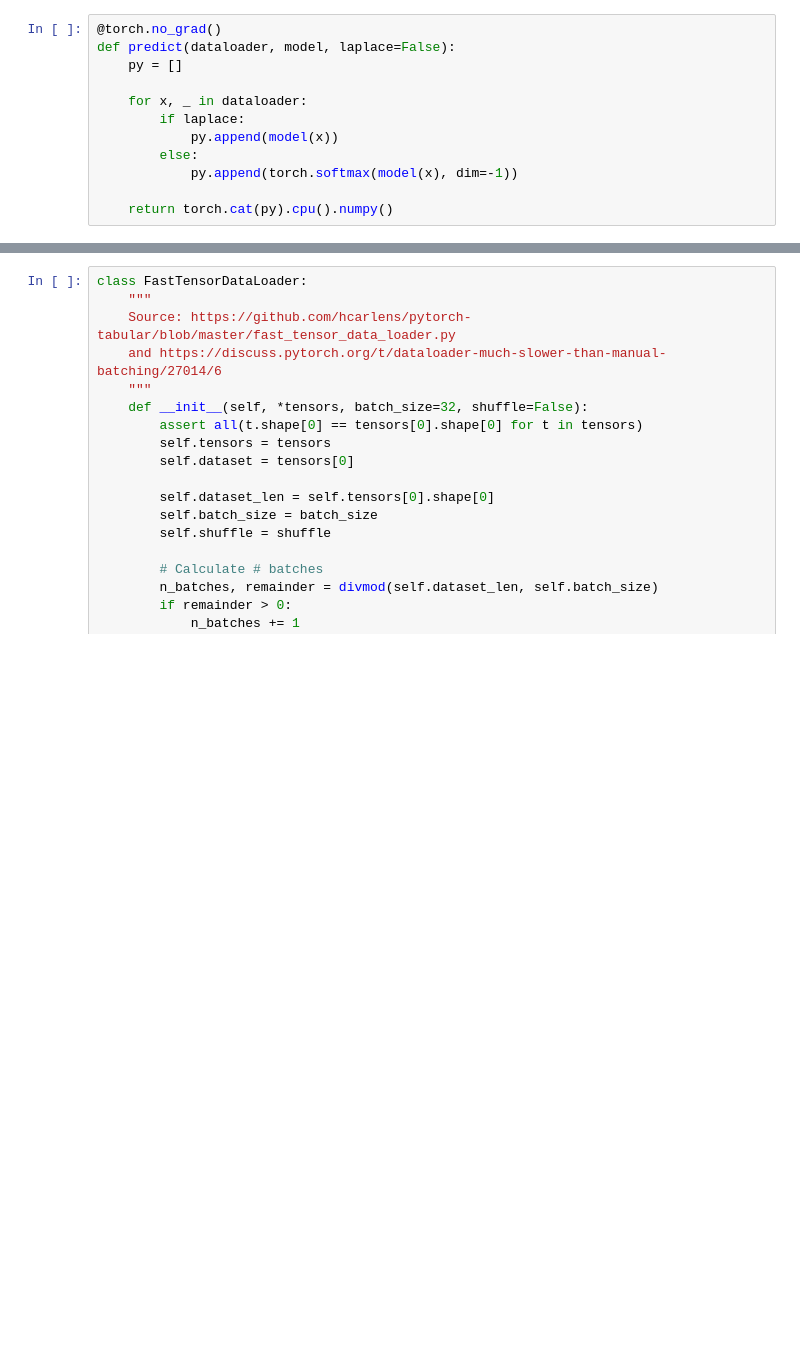
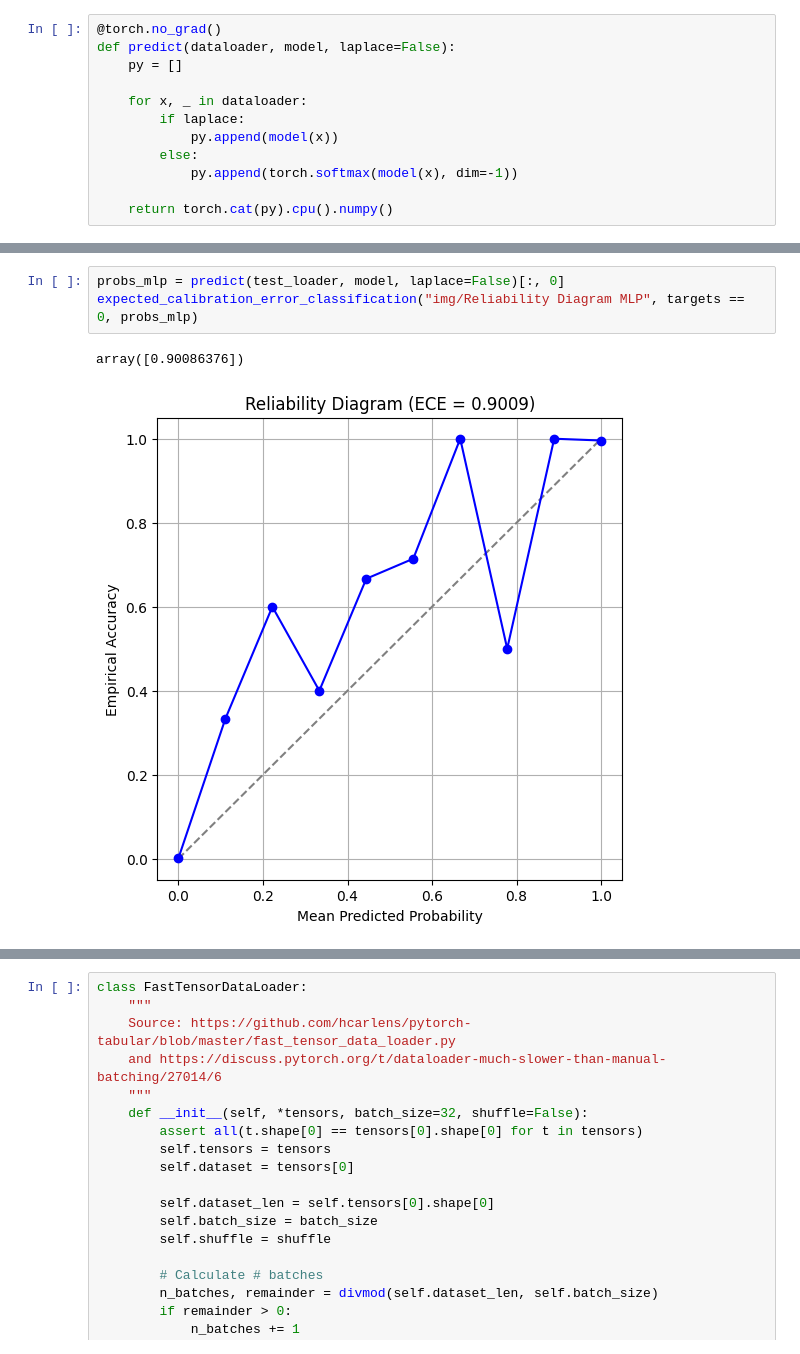
Before and after one commit to ksheersagaragrawal/LotteryTicketPruning, a Jupyter notebook: playTest/laplace.ipynb, the cells around one changed output, grey strips where cells are left out. Saved outputs shown, nothing was run; the diff lists cells and outputs as text; blank space fills up the shorter version.

```diff
--- a/playTest/laplace.ipynb
+++ b/playTest/laplace.ipynb
@@ -118,0 +178,6 @@ print(acc_laplace)
+# %%
+probs_mlp = predict(test_loader, model, laplace=False)[:, 0]
+expected_calibration_error_classification("img/Reliability Diagram MLP", targets == 0, probs_mlp)
+# %% [output]
+array([0.90086376])
+[figure, added]
```
Also changed, not shown: parts of 17 cells of this notebook, 4 other files.
